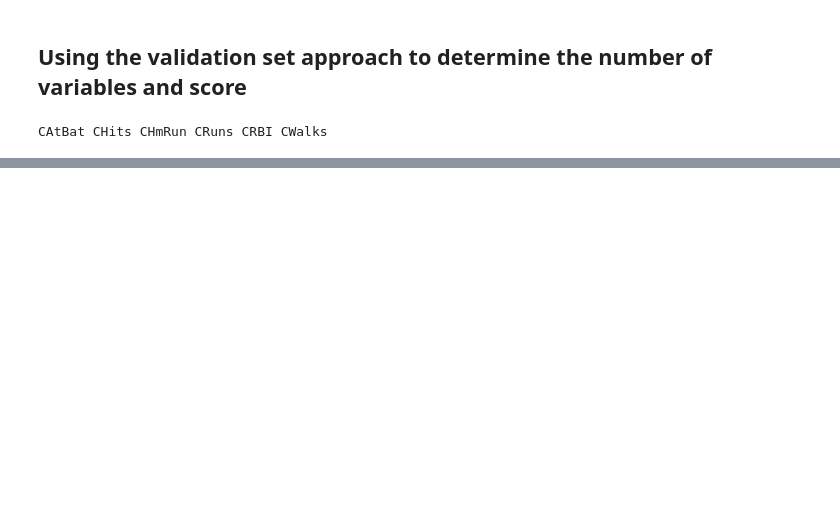
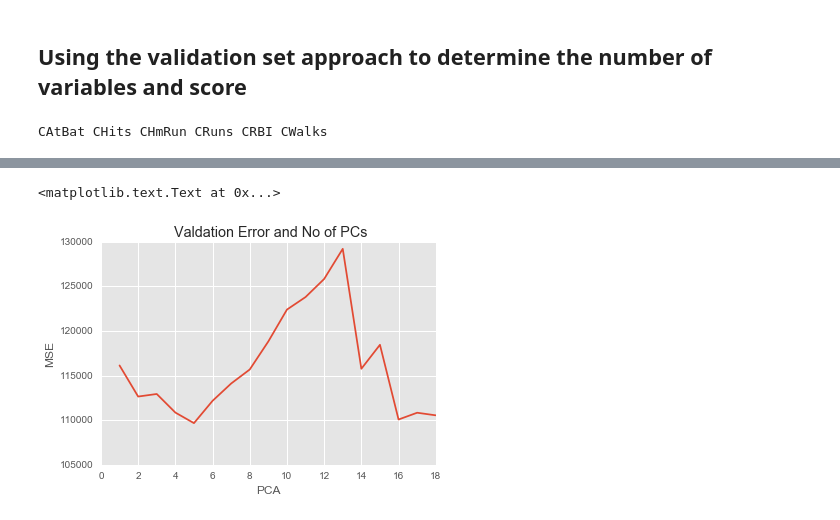
Before and after one commit to devesh-k/Modelling, a Jupyter notebook: data/Selecting Best features and predicting the salaries of the Players.ipynb, the cells around one changed output, grey strips where cells are left out. Saved outputs shown, nothing was run; the diff lists cells and outputs as text; code cells hidden in the pictures; blank space fills up the shorter version.

```diff
--- a/data/Selecting Best features.ipynb
+++ b/data/Selecting Best features and predicting the salaries of the Players.ipynb
@@ -268,0 +612,10 @@ feature_eval.plot(x = 'Kval' , y ='CV_score')
+# %%
+# Defining the Data
+df_pca = df_ridge
+X_pca = X_ridge
+y_pca = df_pca.Salary
+train_X_pca ,test_X_pca , train_y_pca ,test_y_pca = cross_validation.train_test_split(X_pca , y_pca , test_size = .2 , random_state =0)
+# %%
+from sklearn.preprocessing import scale
+pca.fit(X_pca)
+X_new = pca.fit_transform(scale(train_X_pca))
@@ -268,0 +643,23 @@ feature_eval.plot(x = 'Kval' , y ='CV_score')
+# %%
+# Lets create a DataFrame to capture the MSE..
+df_pca_eval = pd.DataFrame({'Iter':np.NAN , 'Train_MSE':np.NAN , 'CV_MSE':np.NAN },index = [0])
+# %%
+from sklearn import decomposition
+for i in range(1 ,len(train_X_pca.columns)):
+    # creating a PCA model with ith  component
+    pca = decomposition.PCA(i)
+    pca.fit(scale(train_X_pca) , train_y_pca)
+    #X_reduced holds the reduced dimension for PCA
+    X_reduced = pca.fit_transform(scale(train_X_pca))
+
+    df_pca_eval.loc[i-1 ,'Train_MSE' ] = -1 * pca.score(scale(train_X_pca) , train_y_pca)
+    df_pca_eval.loc[i-1 ,'Iter' ] = i
+
+    # evaluating CV
+    #Creating an instance of linear Regression and fitting the model with reduced X
+    regr = linear_model.LinearRegression()
+    regr.fit(X_reduced , scale(train_y_pca))
+
+    # Calulating the MSE
+    temp = -1*cross_validation.cross_val_score(regr ,X_reduced , train_y_pca ,scoring = 'mean_squared_error' , cv =10 ).mean()
+    df_pca_eval.loc[i-1 ,'CV_MSE' ] = temp
@@ -268,0 +686,10 @@ feature_eval.plot(x = 'Kval' , y ='CV_score')
+# %%
+plt.plot(df_pca_eval.Iter , df_pca_eval.CV_MSE)
+
+plt.xlabel('PCA')
+plt.ylabel('MSE')
+
+plt.title(" Valdation Error and No of PCs")
+# %% [output]
+<matplotlib.text.Text at 0x...>
+[figure, added]
```
Also changed, not shown: parts of 86 cells of this notebook, 6 other files.
